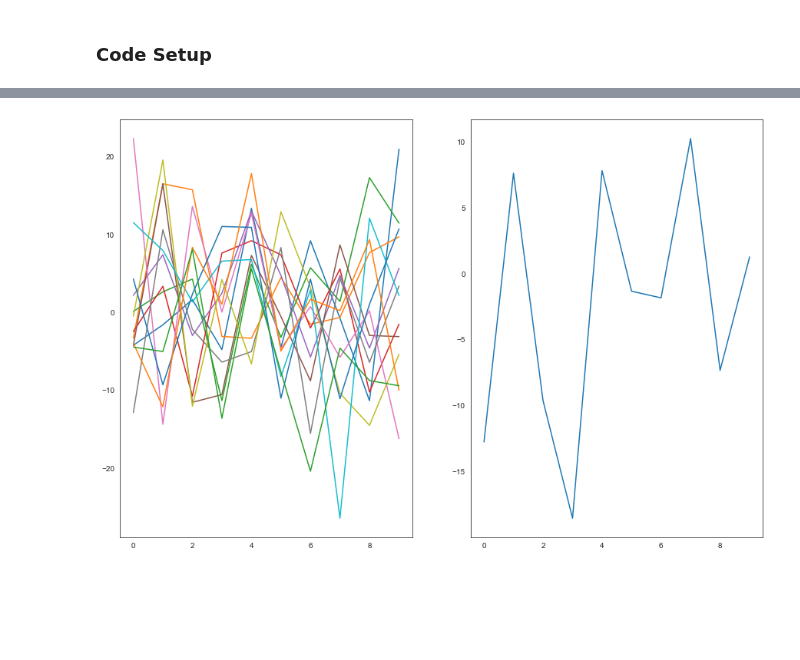
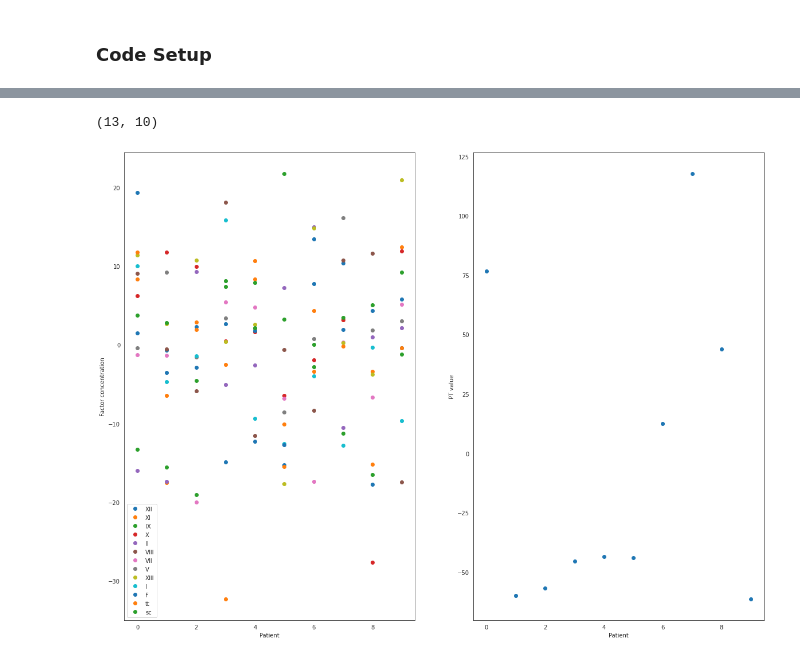
Before and after one commit to virati/Med_ML, a Jupyter notebook: core/ML_Med_LinRegr_Adv.ipynb, the cells around one changed output, grey strips where cells are left out. Cells and saved outputs as stored; diff of their text form; code cells hidden in the pictures; blank space fills up the shorter version.

```diff
--- a/core/ML_Med_LinRegr_Adv.ipynb
+++ b/core/ML_Med_LinRegr_Adv.ipynb
@@ -97,20 +81,0 @@ plt.show()
-# %%
-#generate our timeseries
-tlen = 10
-X_dyn_range = 10
-y_measure_noise = 5
-
-X = np.zeros((len(CoCa.nodes()),tlen))
-#X = np.tile(np.random.uniform(size=(len(CoCa.nodes()),1)),(1,tlen))
-X += np.random.multivariate_normal(np.zeros(len(CoCa.nodes())),cross_link,size=tlen).T
-X += np.random.normal(0,X_dyn_range,size=X.shape)
-print(X.shape)
-
-# This is the equation we're using to generate our "PT"
-#y = 0.3 * X[0,:] + 0.6 * X[5,:] - 0.3 * X[9,:]
-
-#Below is just a more elegant way of putting it
-output_map = np.array([0.3,0,0,0,0,0.6,0,0,0,-0.3,0,0,0])
-
-y = np.dot(output_map.T,X)
-y += np.random.normal(0,y_measure_noise,size=y.shape)
@@ -118,0 +161,9 @@ y += np.random.normal(0,y_measure_noise,size=y.shape)
+# %%
+# Setup our coagulation cascade network
+CoCa = coag_casc()
+
+# Find which factors are related to each other
+cross_link = nx.adjacency_matrix(CoCa).todense()
+
+# Store a variable that tracks how many factors we care about
+n_vars = len(CoCa.nodes())
@@ -119,10 +204,22 @@ y += np.random.normal(0,y_measure_noise,size=y.shape)
+# %%
+#generate our timeseries
+X,y = gen_data(tlen=10)
+# %% [output]
+(13, 10)
 # %%
 plt.figure()
 plt.subplot(1,2,1)
-plt.plot(X.T)
+plt.plot(X.T,linestyle='None',marker='o')
+plt.legend(CoCa.nodes())
+plt.title('')
+plt.xlabel('Patient')
+plt.ylabel('Factor concentration')
+#TODO LABELS
 
 plt.subplot(1,2,2)
-plt.plot(y)
+plt.plot(y,linestyle='None',marker='o')
+plt.xlabel('Patient')
+plt.ylabel('PT value')
 plt.show()
 # %% [output]
-[figure, old version]
+[figure, new version]
```
Also changed, not shown: parts of 31 cells of this notebook, 3 other files.
